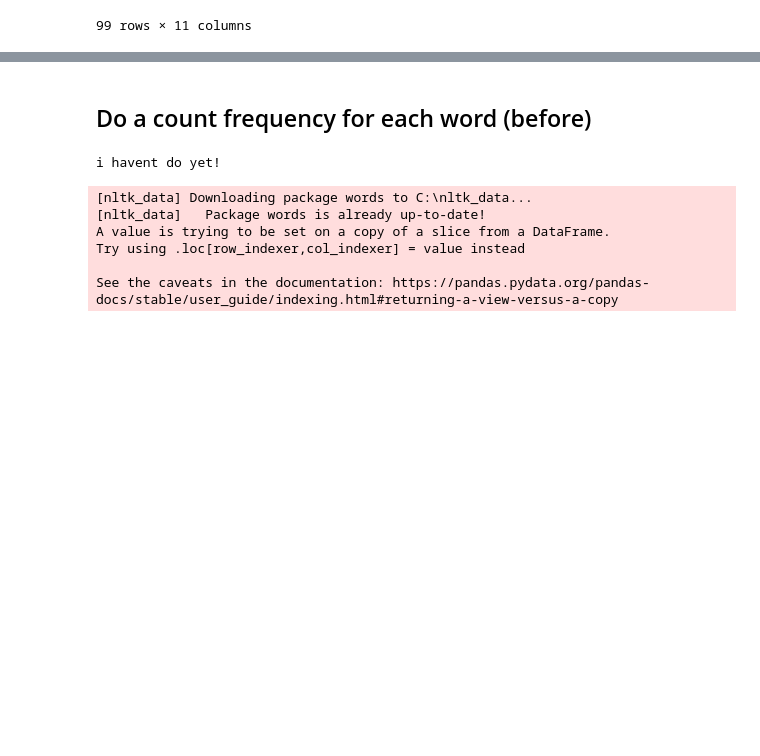
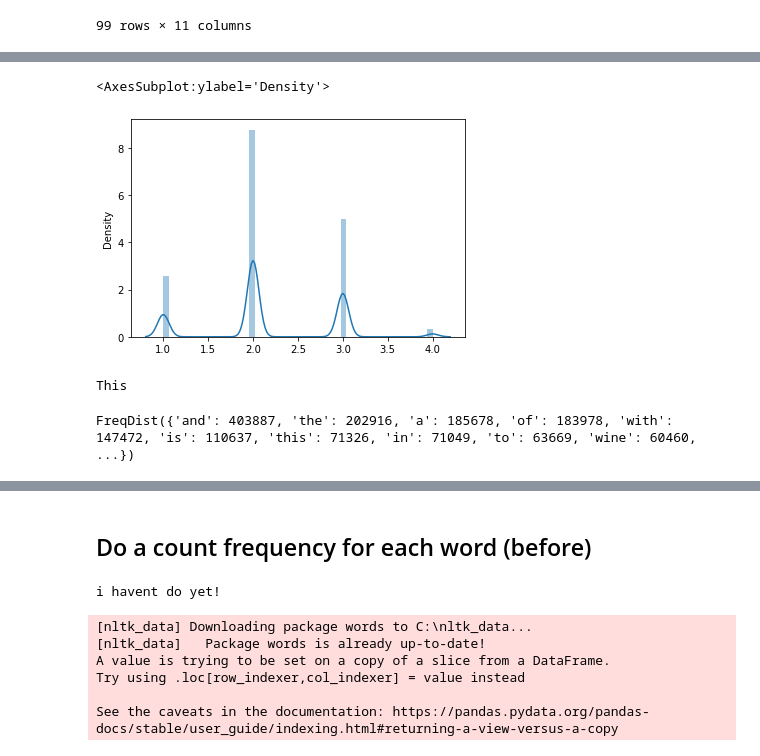
Before and after one commit to darrentyh/IS450-text-mining, a Jupyter notebook: Data Cleaning.ipynb, the cells around one changed output, grey strips where cells are left out. Cells and saved outputs as stored; diff of their text form; code cells hidden in the pictures; blank space fills up the shorter version.

```diff
--- a/Data Cleaning.ipynb
+++ b/Data Cleaning.ipynb
@@ -52,0 +64,26 @@ df1
+# %%
+def cat(x):
+    if  x < 85 :
+        return "1"
+    if x < 90 and x >= 85:
+        return "2"
+    if x < 95 and x>= 90:
+      return "3"
+    if x>=95:
+      return "4"
+
+
+df['category'] = df['points'].apply(lambda x: cat(x))
+# %%
+sns.distplot(df,x=df['category'])
+# %% [output]
+<AxesSubplot:ylabel='Density'>
+[figure, added]
+# %%
+words=[]
+for i in df['description']:
+    new_text=i.split(" ")
+    for i in new_text:
+        words.append(i)
+# %% [output]
+This
@@ -52,0 +94,4 @@ df1
+# %%
+count_words
+# %% [output]
+FreqDist({'and': 403887, 'the': 202916, 'a': 185678, 'of': 183978, 'with': 147472, 'is': 110637, 'this': 71326, 'in': 71049, 'to': 63669, 'wine': 60460, ...})
```
Also changed, not shown: parts of 5 cells of this notebook.
